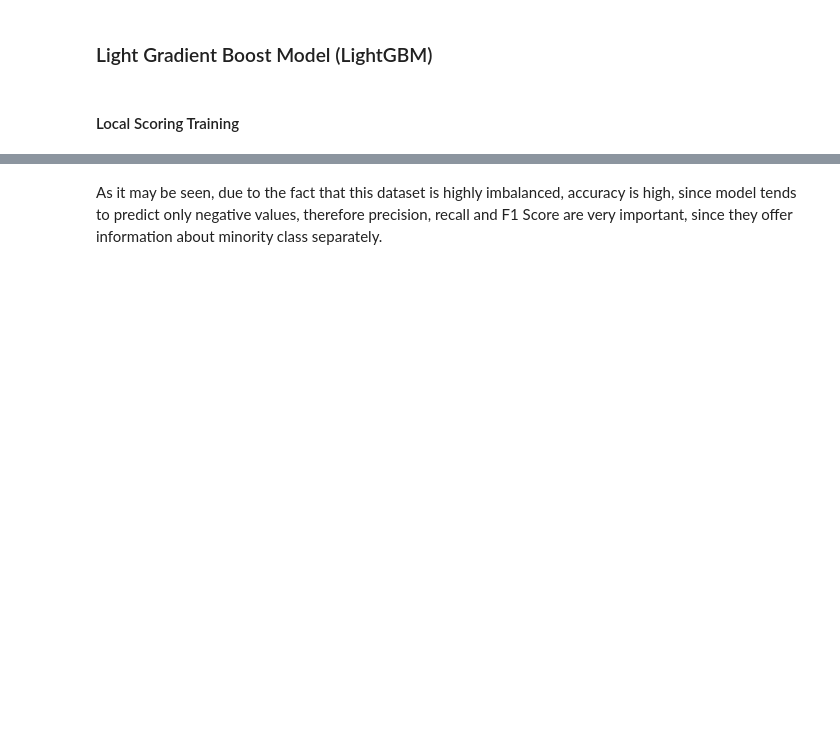
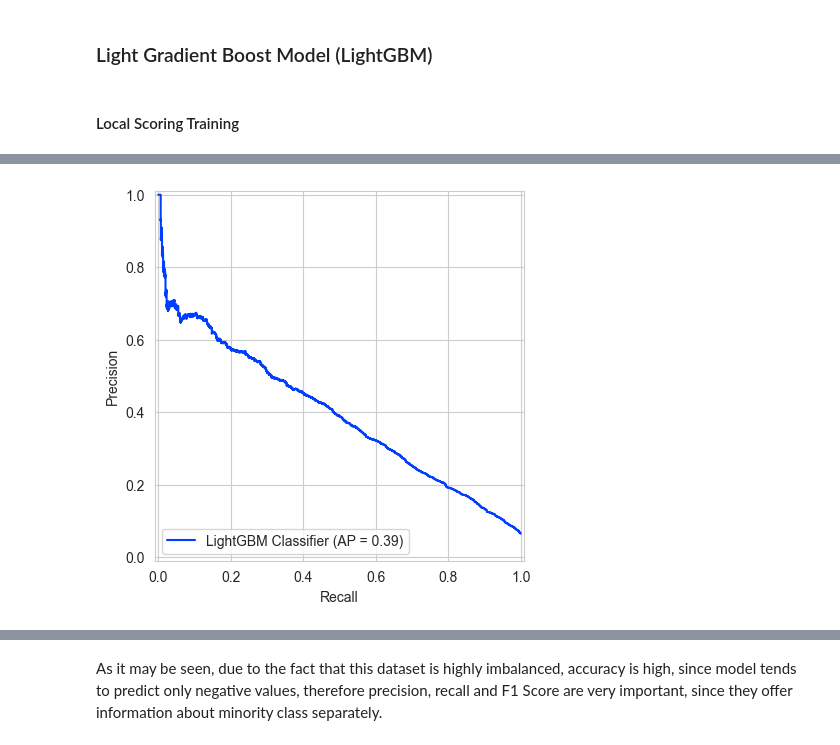
Before and after one commit to Ghenntoggy1/Sigmoid-ML-Tasks, a Jupyter notebook: Pre_Exam_2_Give_Me_Some_Credit_Classification/Pre_Exam_2_Give_Me_Some_Credit_Classification.ipynb, the cells around one changed output, grey strips where cells are left out. Drawn from its saved outputs; the diff is of its cells as text; code cells hidden in the pictures; blank space fills up the shorter version.

```diff
--- a/Pre_Exam_2_Give_Me_Some_Credit_Classification/Pre_Exam_2_Give_Me_Some_Credit_Classification.ipynb
+++ b/Pre_Exam_2_Give_Me_Some_Credit_Classification/Pre_Exam_2_Give_Me_Some_Credit_Classification.ipynb
@@ -981,9 +1196,11 @@ def plot_roc_curve_from_estimator(X: pd.DataFrame | np.ndarray, y: pd.Series | n
 # %%
 def plot_precision_recall_curve_from_probabilities(y_true: np.ndarray, y_prob_pred: np.ndarray, pos_label: int = 1, estimator_name: str = None) -> None:
     precision, recall, _ = precision_recall_curve(y_true=y_true, y_score=y_prob_pred, pos_label=pos_label)
-    display = RocCurveDisplay(
+    average_precision = average_precision_score(y_true=y_true, y_score=y_prob_pred, pos_label=pos_label)
+    display = PrecisionRecallDisplay(
         precision=precision,
         recall=recall,
+        average_precision=average_precision,
         estimator_name=estimator_name if estimator_name is not None else estimator_name.__class__.__name__
     )
 
@@ -1233,3 +1475,7 @@ plot_roc_curve_from_probabilities(y_true=y_test_zip, y_prob_pred=y_hat_zip_proba
+# %%
+plot_precision_recall_curve_from_probabilities(y_true=y_test_zip, y_prob_pred=y_hat_zip_proba, estimator_name='LightGBM Classifier')
+# %% [output]
+[figure, added]
 # %%
 y_hat_zip = lightgbm_classifier.predict(X=X_test_zip_tf)
 # %%
```
Also changed, not shown: parts of 120 cells of this notebook.
